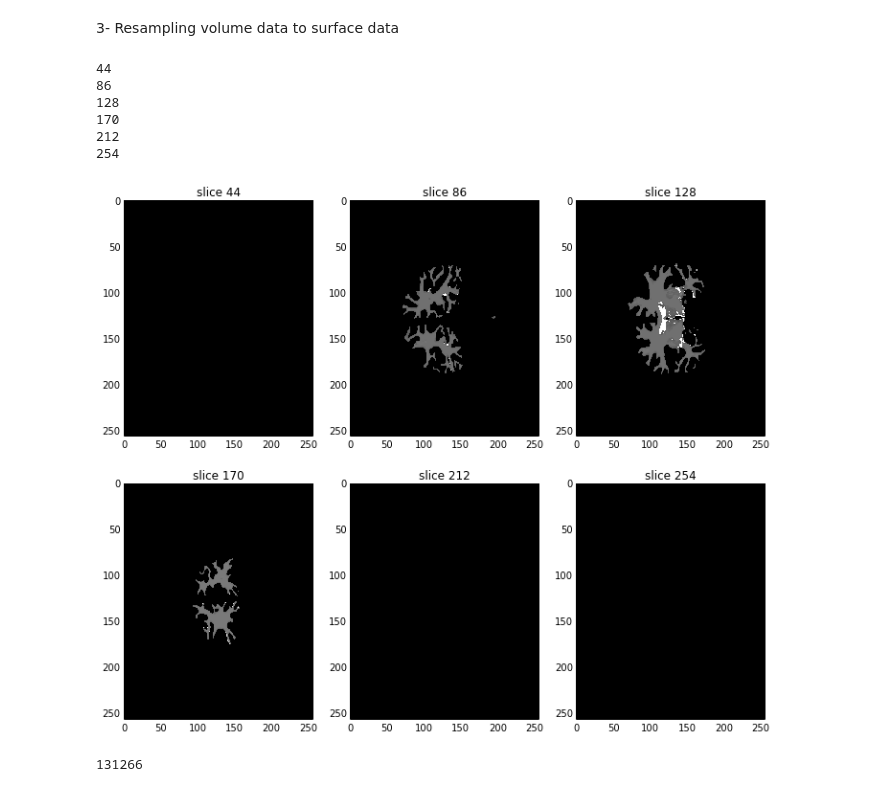
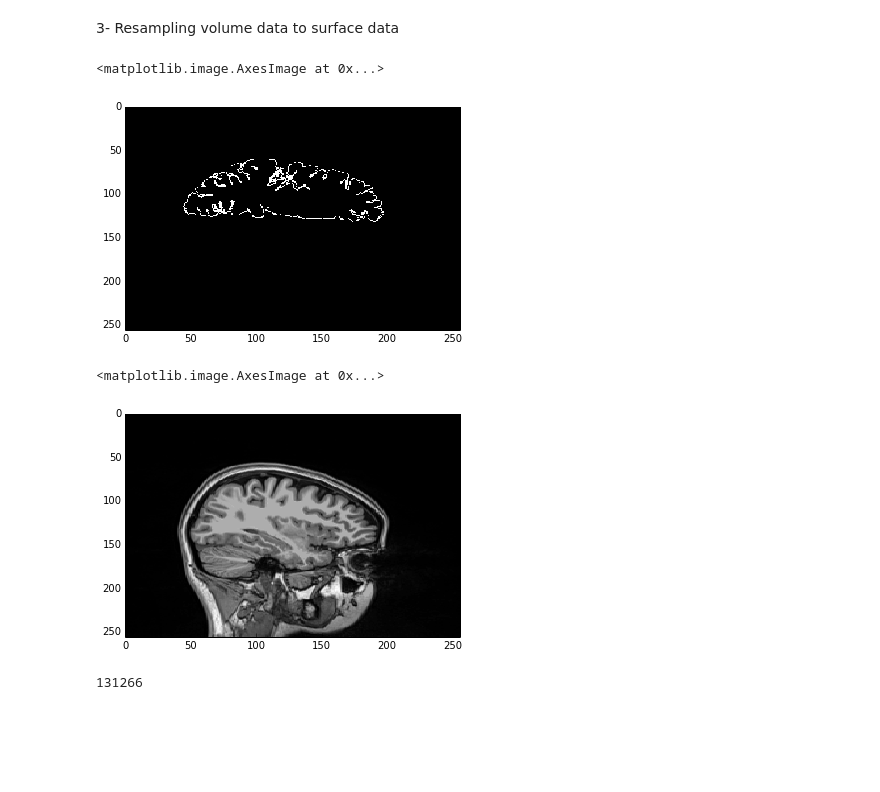
Before and after one commit to armaneshaghi/DCMPy, a Jupyter notebook: notebook/Notebook-1d.ipynb, the cells around one changed output. Drawn from its saved outputs; the diff is of its cells as text; code cells hidden in the pictures; blank space fills up the shorter version.

Commit message:
surface to volume test OK

```diff
--- a/notebook/Notebook-1d.ipynb
+++ b/notebook/Notebook-1d.ipynb
@@ -542,16 +525,24 @@ IndexError: too many indices
 lh_volume = nb.freesurfer.read_morph_data('/data/subjects_FS/baseline_V_V1/surf/lh.volume')
 # %% [markdown]
 3- Resampling volume data to surface data
-# %%
-mri.image().show(path = '//data/subjects_FS/baseline_V_V1/mri/wm.asegedit.mgz')
-# %% [output]
-44
-86
-128
-170
-212
-254
-[figure, removed]
+# %%
+img = nb.load('/data/tmp/test_surf.nii.gz')
+img_data = img.get_data()
+plt.imshow(img_data[:, :, 130],
+                    cmap = plt.cm.gray,  aspect = 'auto',
+                    interpolation = 'nearest')
+# %% [output]
+<matplotlib.image.AxesImage at 0x...>
+[figure, added]
+# %%
+img = nb.load('/data/subjects_FS/baseline_V_V1/mri/T1.mgz')
+img_data = img.get_data()
+plt.imshow(img_data[160, :, :],
+                    cmap = plt.cm.gray,  aspect = 'auto',
+                    interpolation = 'nearest')
+# %% [output]
+<matplotlib.image.AxesImage at 0x...>
+[figure, added]
 # %%
 morph = nb.freesurfer.read_morph_data('/data/subjects_FS/baseline_V_V1/surf/lh.curv')
 size(morph)
```
Also changed, not shown: parts of 22 cells of this notebook, 1 other file.
